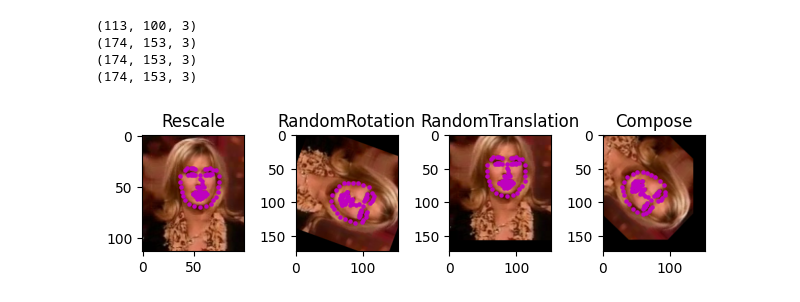
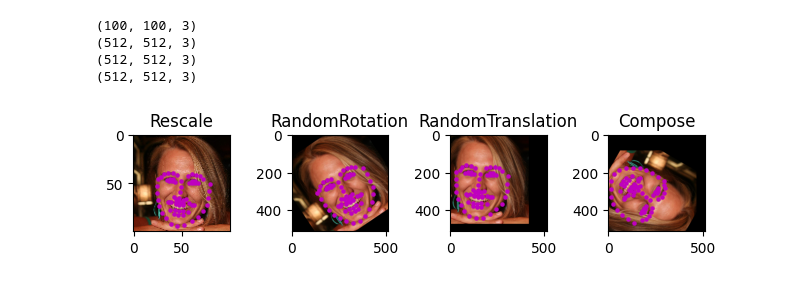
Before and after one commit to Davidyao99/image_morphing, a Jupyter notebook: keypoint_detector_train.ipynb, the cells around one changed output. Saved outputs shown, nothing was run; the diff lists cells and outputs as text; code cells hidden in the pictures.

```diff
--- a/keypoint_detector_train.ipynb
+++ b/keypoint_detector_train.ipynb
@@ -71,0 +59,32 @@ for i in range(num_to_display):
+# %%
+class FacialKeypointsDataset(Dataset):
+    """Face Landmarks dataset."""
+
+    def __init__(self, imgs_path, keypoints, transform=None):
+        """
+        Args:
+            imgs (string): path to images
+            landmarks (list of list): labels
+            transform (callable, optional): Optional transform to be applied
+                on a sample.
+        """
+        self.imgs_path = imgs_path
+        self.keypoints = keypoints
+        self.transform = transform
+
+    def __len__(self):
+        return len(self.imgs_path)
+
+    def __getitem__(self, idx):
+
+        image = mpimg.imread(self.imgs_path[idx])
+        sample = {'image': image, 'keypoints': np.array(self.keypoints[idx])}
+
+        if self.transform:
+            sample = self.transform(sample)
+
+        return sample
+# %%
+data = FacialKeypointsDataset(imgs_path_train, keypoints_train)
+img1 = data[0]
+img2 = data[1]
@@ -72,31 +104,21 @@ for i in range(num_to_display):
 # %%
-# visualize the different data augmentations
-
-rescale = Rescale(100)
-rotate = RandomRotation(180, 1.0)
-translate = RandomTranslation((0.2,0.2), 1.0)
-composed = transforms.Compose([RandomRotation(180, 1.0), RandomTranslation((0.2,0.2), 1.0)])
-
-# apply the transforms to a sample image
-test_num = 500
-sample = face_dataset[test_num]
-
+sample = data[1]
 fig = plt.figure()
 for i, tx in enumerate([rescale, rotate, translate, composed]):
     transformed_sample = tx(sample)
 
     print(transformed_sample['image'].shape)
 
     ax = plt.subplot(1, 4, i + 1)
     plt.tight_layout()
     ax.set_title(type(tx).__name__)
     show_keypoints(transformed_sample['image'], transformed_sample['keypoints'])
 
 plt.show()
 # %% [output]
-(113, 100, 3)
-(174, 153, 3)
-(174, 153, 3)
-(174, 153, 3)
+(100, 100, 3)
+(512, 512, 3)
+(512, 512, 3)
+(512, 512, 3)
-[figure, old version]
+[figure, new version]
 # %%
```
Also changed, not shown: parts of 28 cells of this notebook, 30 other files.
